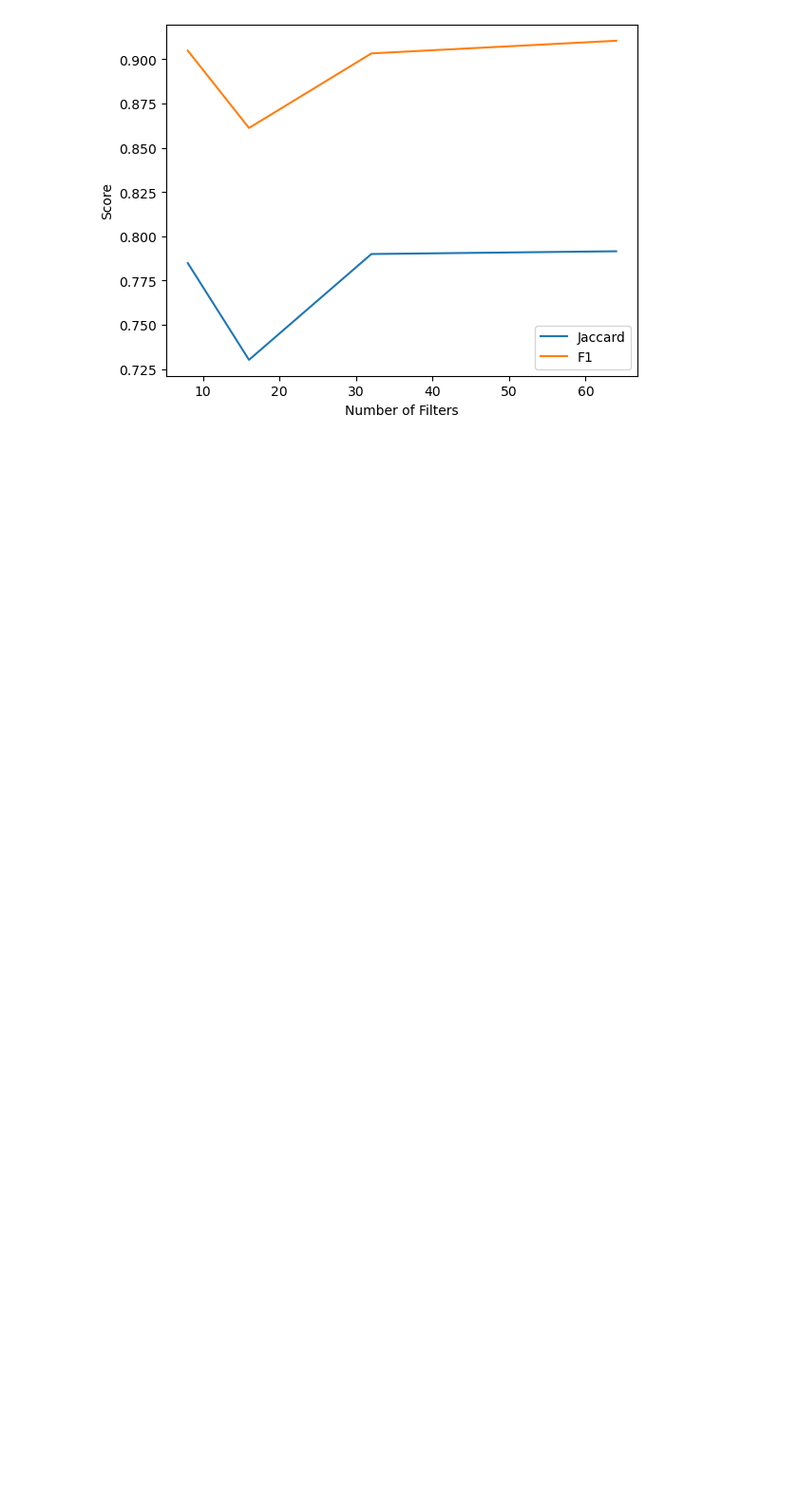
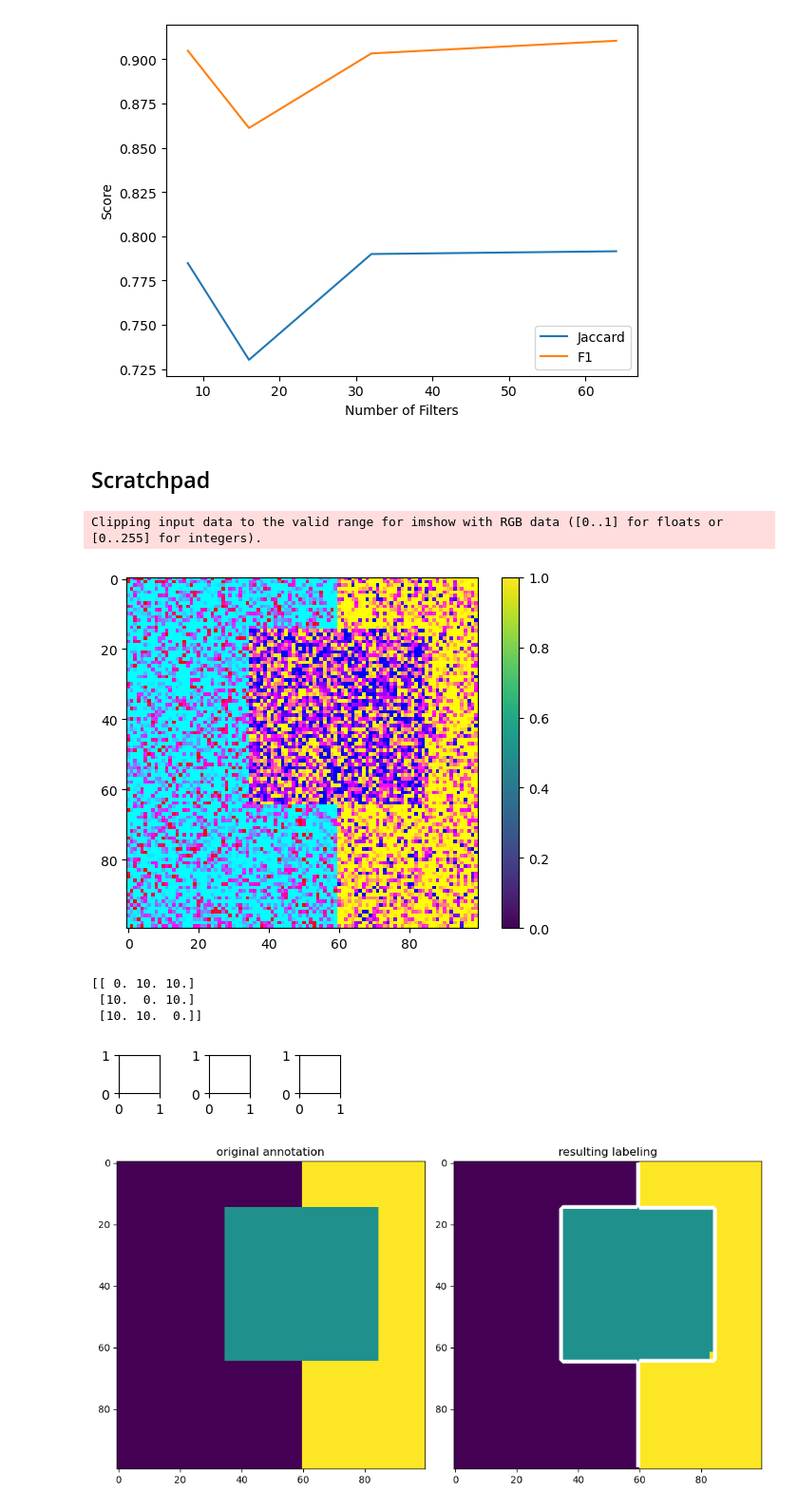
Before and after one commit to isaacwasserman/GNEMS, a Jupyter notebook: GNEMS.ipynb, the cells around one changed output. Shown at 95% size. Drawn from its saved outputs; the diff is of its cells as text; code cells hidden in the pictures; blank space fills up the shorter version.

```diff
--- a/GNEMS.ipynb
+++ b/GNEMS.ipynb
@@ -475,0 +530,46 @@ plt.show()
+# %% [markdown]
+## Scratchpad
+# %%
+annot = np.zeros((100, 100))
+annot[:, 60:] = 2
+annot[15:65, 35:85] = 1
+
+np.random.seed(0)
+noise = annot + np.random.randn(*annot.shape)
+
+unary = np.tile(noise[:, :, np.newaxis], [1, 1, 3])
+
+tmp = (unary[:, :, 1] - 1)
+tmp[annot == 0] *= -1
+unary[:, :, 1] = tmp
+unary[:, :, 2] = 2 - unary[:, :, 2]
+
+plt.imshow(unary)
+plt.colorbar()
+plt.show()
+
+fig, axarr = plt.subplots(ncols=unary.shape[-1], figsize=(unary.shape[-1] * 1, 1))
+# draw_unary(axarr, unary)
+fig.tight_layout()
+# fig.savefig(os.path.join(DIR_IMAGES, 'grid_unary.png'))
+
+pairwise = (1 - np.eye(3)) * 10
+print(pairwise)
+labels = gco.cut_grid_graph_simple(unary, pairwise, n_iter=-1)
+
+fig, axarr = plt.subplots(ncols=2, figsize=(2 * 5, 5))
+axarr[0].set_title('original annotation')
+axarr[0].imshow(annot, interpolation="nearest")
+axarr[1].set_title('resulting labeling')
+axarr[1].imshow(labels.reshape(*annot.shape), interpolation="nearest")
+axarr[1].contour(annot, colors='w')
+fig.tight_layout()
+# fig.savefig(os.path.join(DIR_IMAGES, 'grid_labels.png')), plt.close()
+# %% [output]
+Clipping input data to the valid range for imshow with RGB data ([0..1] for floats or [0..255] for integers).
+[figure, added]
+[[ 0. 10. 10.]
+ [10.  0. 10.]
+ [10. 10.  0.]]
+[figure, added]
+[figure, added]
```
Also changed, not shown: parts of 21 cells of this notebook.
